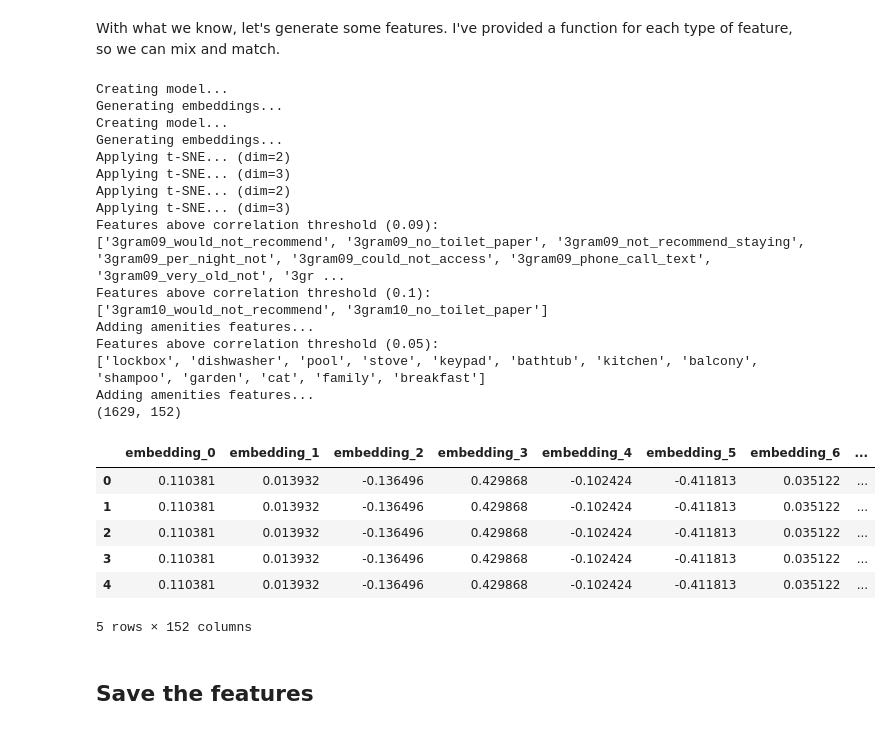
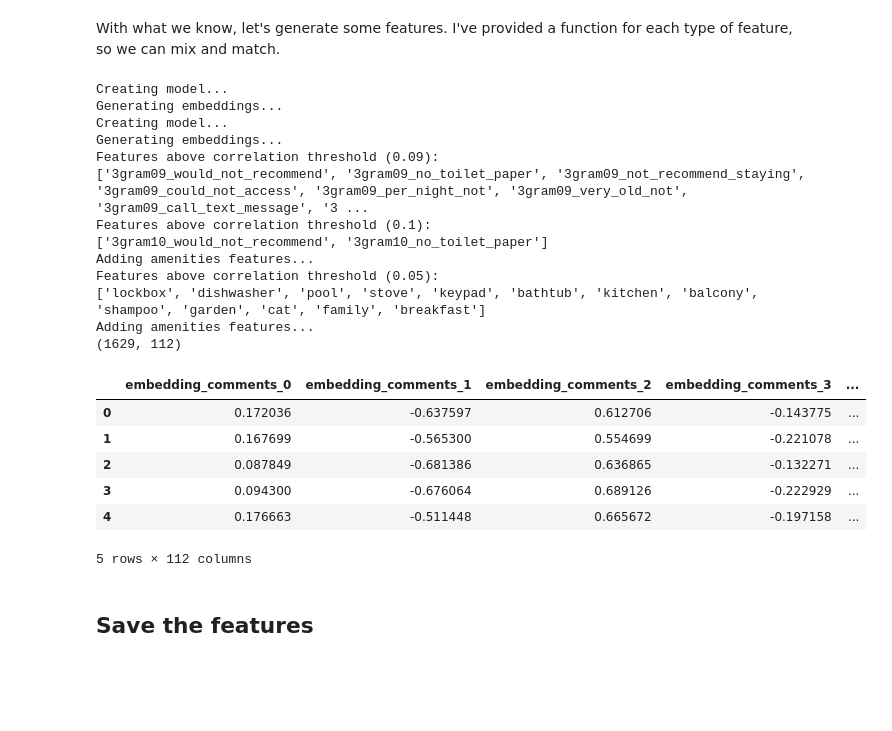
Before and after one commit to g1776/DS440CapstoneIndubitably, a Jupyter notebook: notebooks/modelling/feature_engineering.ipynb, the cells around one changed output. Drawn from its saved outputs; the diff is of its cells as text; code cells hidden in the pictures; blank space fills up the shorter version.

```diff
--- a/notebooks/modelling/feature_engineering.ipynb
+++ b/notebooks/modelling/feature_engineering.ipynb
@@ -444,7 +444,7 @@ def embeddings_features(features, emb_vector_size=50, col="comments") -> Tuple[p
     embeddings = np.array([get_review_embeddings(review) for review in df[col].to_list()])
 
     for i in range(embeddings.shape[1]):
-        features[f"embedding_{i}"] = embeddings[:, i]
+        features[f"embedding_{col}_{i}"] = embeddings[:, i]
 
     return features, model
 
@@ -499,58 +499,58 @@ With what we know, let's generate some features. I've provided a function for ea
 features = pd.DataFrame()
 
 # get the embeddings
-embeddings_comments, w2vmodel_comments = embeddings_features(features, col="comments")
-embeddings_description, w2vmodel_description = embeddings_features(features, col="description")
+embeddings_comments, w2vmodel_comments = embeddings_features(features, col="comments", emb_vector_size=10)
+embeddings_description, w2vmodel_description = embeddings_features(features, col="description", emb_vector_size=10)
+features = pd.concat([features, embeddings_comments, embeddings_description], axis=1)
 
-# apply tsne to reduce to 2 and 3 dimensions
-for embedding_type, embeddings in zip(["comments", "description"], [embeddings_comments, embeddings_description]):
-    tsne2 = tsne_features(embeddings, dims=2, prefix=f"tsne2_{embedding_type}_")
-    tsne3 = tsne_features(embeddings, dims=3, prefix=f"tsne3_{embedding_type}_")
-    # combine the tsne features
-    features = pd.concat([features, tsne2, tsne3], axis=1)
+# for some reason there are duplicate columns after this. Remove them.
+features = features.loc[:,~features.columns.duplicated()].copy()
+
+# # apply tsne to reduce to 2 and 3 dimensions
+# for embedding_type, embeddings in zip(["comments", "description"], [embeddings_comments, embeddings_description]):
+#     tsne2 = tsne_features(embeddings, dims=2, prefix=f"tsne2_{embedding_type}_")
+#     tsne3 = tsne_features(embeddings, dims=3, prefix=f"tsne3_{embedding_type}_")
+#     # combine the tsne features
+#     features = pd.concat([features, tsne2, tsne3], axis=1)
 
 # get 3-grams with 0.09  and 0.1 correlation thresholds
 features = ngrams_features(features, n=3, corr_thresh=0.09, prefix="3gram09_")
 features = ngrams_features(features, n=3, corr_thresh=0.1, prefix="3gram10_")
 
 # get the amenities
 features = amenities_features(features, corr_thresh=0.05, prefix="amenity005_")
 features = amenities_features(features, corr_thresh=None, prefix="amenityall_")
 
 # fill missing values with 0
 features = features.fillna(0)
 
 features["review_id"] = df.review_id
 features["label"] = df.label
 
 print(features.shape)
 
 features.head()
 # %% [output]
 Creating model...
 Generating embeddings...
 Creating model...
 Generating embeddings...
-Applying t-SNE... (dim=2)
-Applying t-SNE... (dim=3)
-Applying t-SNE... (dim=2)
-Applying t-SNE... (dim=3)
 Features above correlation threshold (0.09):
-['3gram09_would_not_recommend', '3gram09_no_toilet_paper', '3gram09_not_recommend_staying', '3gram09_per_night_not', '3gram09_could_not_access', '3gram09_phone_call_text', '3gram09_very_old_not', '3gr ...
+['3gram09_would_not_recommend', '3gram09_no_toilet_paper', '3gram09_not_recommend_staying', '3gram09_could_not_access', '3gram09_per_night_not', '3gram09_very_old_not', '3gram09_call_text_message', '3 ...
 Features above correlation threshold (0.1):
 ['3gram10_would_not_recommend', '3gram10_no_toilet_paper']
 Adding amenities features...
 Features above correlation threshold (0.05):
 ['lockbox', 'dishwasher', 'pool', 'stove', 'keypad', 'bathtub', 'kitchen', 'balcony', 'shampoo', 'garden', 'cat', 'family', 'breakfast']
 Adding amenities features...
-(1629, 152)
+(1629, 112)
-|  | embedding_0 | embedding_1 | embedding_2 | embedding_3 | embedding_4 | embedding_5 | embedding_6 | ... |
-| 0 | 0.110381 | 0.013932 | -0.136496 | 0.429868 | -0.102424 | -0.411813 | 0.035122 | ... |
-| 1 | 0.110381 | 0.013932 | -0.136496 | 0.429868 | -0.102424 | -0.411813 | 0.035122 | ... |
-| 2 | 0.110381 | 0.013932 | -0.136496 | 0.429868 | -0.102424 | -0.411813 | 0.035122 | ... |
-| 3 | 0.110381 | 0.013932 | -0.136496 | 0.429868 | -0.102424 | -0.411813 | 0.035122 | ... |
-| 4 | 0.110381 | 0.013932 | -0.136496 | 0.429868 | -0.102424 | -0.411813 | 0.035122 | ... |
+|  | embedding_comments_0 | embedding_comments_1 | embedding_comments_2 | embedding_comments_3 | ... |
+| 0 | 0.172036 | -0.637597 | 0.612706 | -0.143775 | ... |
+| 1 | 0.167699 | -0.565300 | 0.554699 | -0.221078 | ... |
+| 2 | 0.087849 | -0.681386 | 0.636865 | -0.132271 | ... |
+| 3 | 0.094300 | -0.676064 | 0.689126 | -0.222929 | ... |
+| 4 | 0.176663 | -0.511448 | 0.665672 | -0.197158 | ... |
-5 rows × 152 columns
+5 rows × 112 columns
 # %% [markdown]
 ## Save the features
 # %% [markdown]
```
Also changed, not shown: parts of 5 cells of this notebook, 7 other files.
